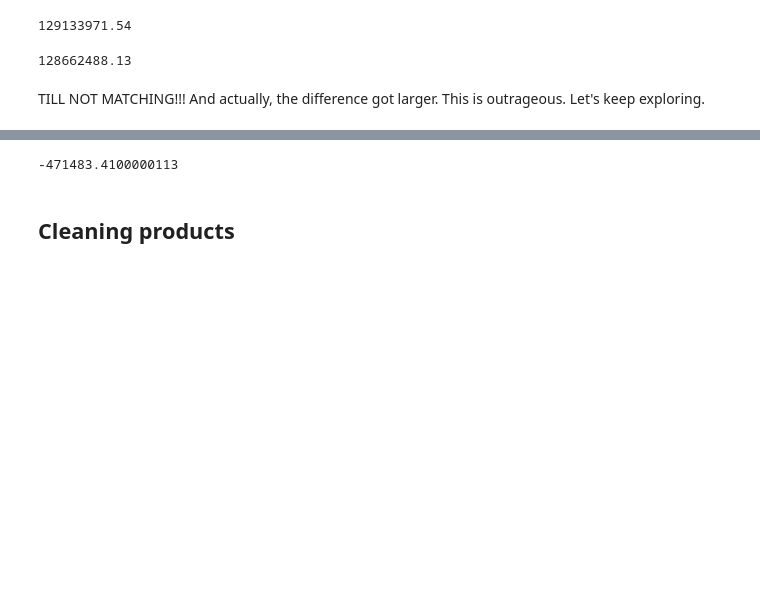
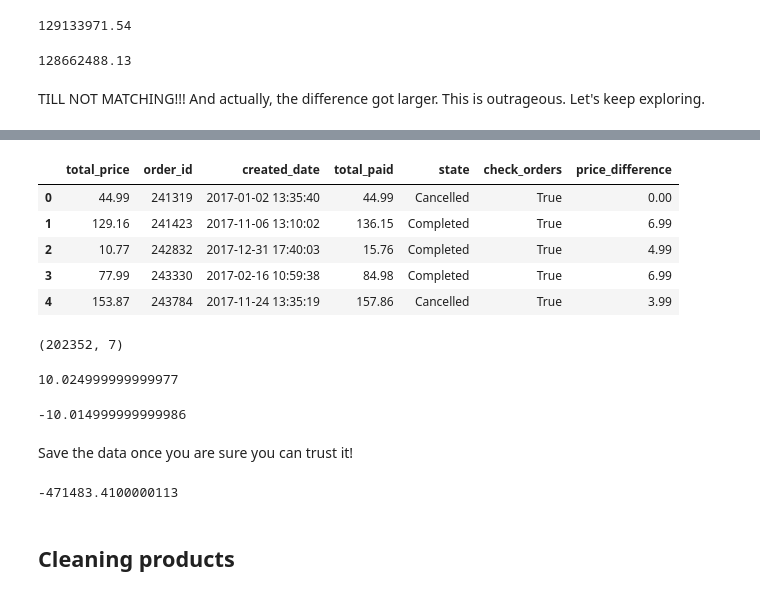
Before and after one commit to sherwan-m/Eniac_Analyze_Discounts, a Jupyter notebook: data_cleaning.ipynb, the cells around one changed output, grey strips where cells are left out. Saved outputs shown, nothing was run; the diff lists cells and outputs as text; code cells hidden in the pictures; blank space fills up the shorter version.

```diff
--- a/data_cleaning.ipynb
+++ b/data_cleaning.ipynb
@@ -567,0 +679,25 @@ TILL NOT MATCHING!!! And actually, the difference got larger. This is outrageous
+# %%
+filtered.head()
+# %% [output]
+|  | total_price | order_id | created_date | total_paid | state | check_orders | price_difference |
+| 0 | 44.99 | 241319 | 2017-01-02 13:35:40 | 44.99 | Cancelled | True | 0.00 |
+| 1 | 129.16 | 241423 | 2017-11-06 13:10:02 | 136.15 | Completed | True | 6.99 |
+| 2 | 10.77 | 242832 | 2017-12-31 17:40:03 | 15.76 | Completed | True | 4.99 |
+| 3 | 77.99 | 243330 | 2017-02-16 10:59:38 | 84.98 | Completed | True | 6.99 |
+| 4 | 153.87 | 243784 | 2017-11-24 13:35:19 | 157.86 | Cancelled | True | 3.99 |
+# %%
+filtered.shape
+# %% [output]
+(202352, 7)
+# %%
+# upper limit
+Q3 + 1.5*IQR +10
+# %% [output]
+10.024999999999977
+# %%
+# lower limit
+Q1 - 1.5*IQR -10
+# %% [output]
+-10.014999999999986
+# %% [markdown]
+Save the data once you are sure you can trust it!
```
Also changed, not shown: parts of 13 cells of this notebook.
